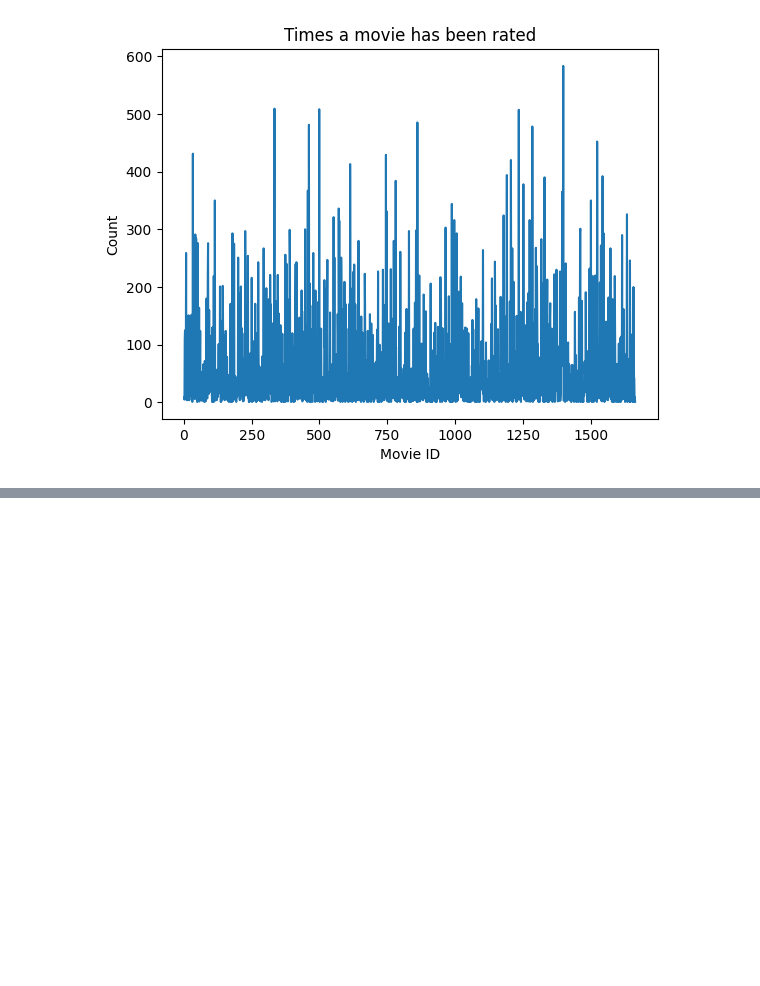
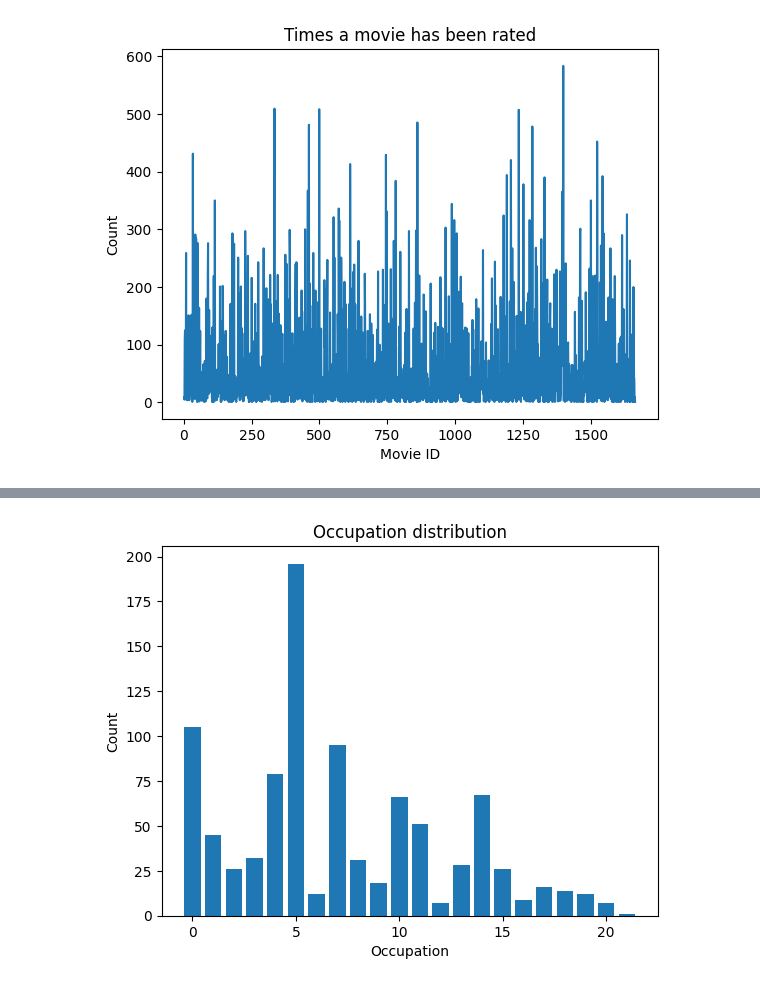
Before and after one commit to maintheme2/movie-recommender-system, a Jupyter notebook: notebooks/1.0-data-exploration-and-preprocessing.ipynb, the cells around one changed output, grey strips where cells are left out. Cells and saved outputs as stored; diff of their text form; code cells hidden in the pictures; blank space fills up the shorter version.

```diff
--- a/notebooks/1.0-data-exploration-and-preprocessing.ipynb
+++ b/notebooks/1.0-data-exploration-and-preprocessing.ipynb
@@ -154,0 +240,8 @@ plt.show()
+# %%
+plt.title('Occupation distribution')
+plt.bar(final_df.occupation.value_counts().sort_index().index, final_df.occupation.value_counts().sort_index().values)
+plt.xlabel('Occupation')
+plt.ylabel('Count')
+plt.show()
+# %% [output]
+[figure, added]
```
Also changed, not shown: parts of 11 cells of this notebook.
